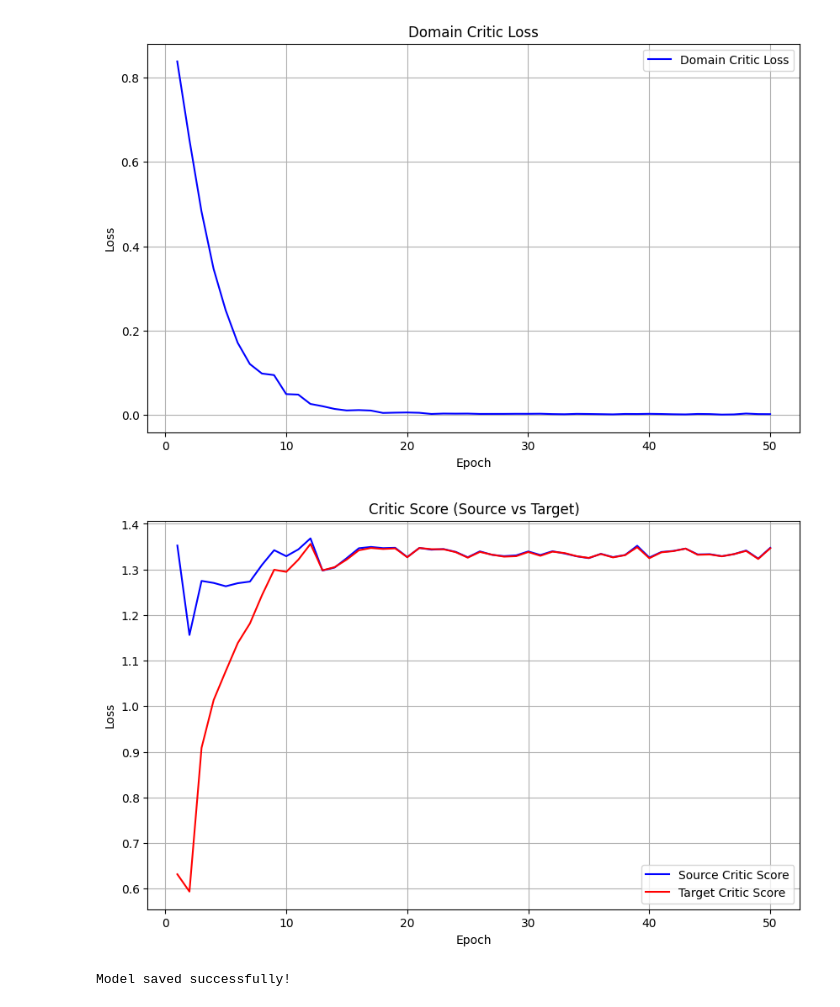
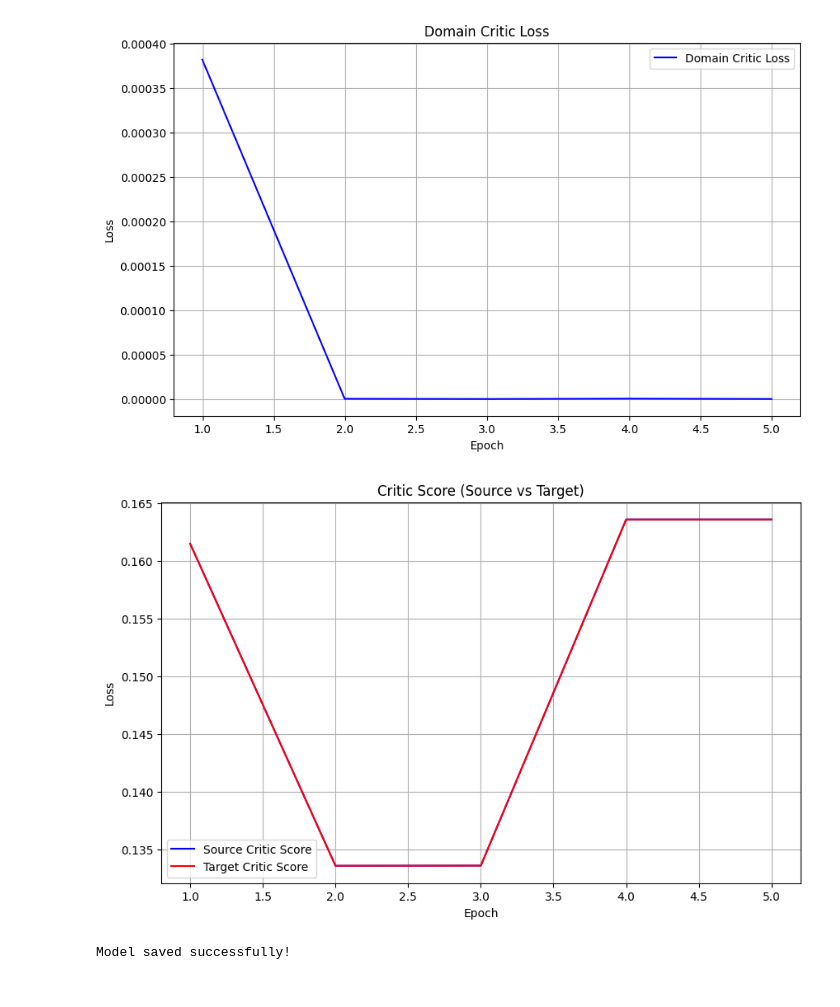
Before and after one commit to NT-Loi/SI_WDGRL, a Jupyter notebook: train_wdgrl.ipynb, the cells around one changed output. Saved outputs shown, nothing was run; the diff lists cells and outputs as text; code cells hidden in the pictures.

Commit message:
Train model with latent space dim = 2 and plot results

```diff
--- a/train_wdgrl.ipynb
+++ b/train_wdgrl.ipynb
@@ -60,7 +60,6 @@ class WDGRL():
         self.generator_optimizer = torch.optim.Adam(self.generator.parameters(), lr=_lr_generator)
         self.critic_optimizer = torch.optim.Adam(self.critic.parameters(), lr=_lr_critic)
 
-    # Adjust this function to make it capable of dealing with imbalance batch (unequal number of target and source samples)
     def compute_gradient_penalty(self, source_data: torch.Tensor, target_data: torch.Tensor) -> torch.Tensor:
         """Compute gradient penalty."""
         if source_data.size(0) > target_data.size(0):
@@ -186,7 +185,6 @@ class WDGRL():
     @torch.no_grad()
     def extract_feature(self, x: torch.Tensor) -> torch.Tensor:
         self.generator.eval()
-        self.critic.eval()
         return self.generator(x)
 
     @torch.no_grad()
@@ -194,16 +192,34 @@ class WDGRL():
         self.generator.eval()
         self.critic.eval()
         return self.critic(self.generator(x)).mean().item()
+# %%
+import numpy as np
+
+def gen_data(mu, delta, n, d: int = 2):
+    noise = np.random.normal(loc = 0, scale = 1, size=(n, d))
+    mu = np.full((n, d), mu, dtype=np.float64)
+
+    if delta == 0.0:
+        return mu + noise, np.zeros(n)
+
+    # 10% of the data are abnormal
+    abnormal_idx = np.random.choice(n, int(n/10), replace=False)
+
+    mu[abnormal_idx, :] += delta
+
+    X = mu + noise
+    Y = np.zeros(n)
+    Y[abnormal_idx] = 1
+    return X, Y
 # %%
-from sklearn.datasets import make_blobs
 import matplotlib.pyplot as plt
 
 """Create synthetic dataset and dataloaders for domain adaptation."""
 # Create datasets
-ns, nt = 100, 50
+ns, nt = 1000, 1000
 
-xs, ys = make_blobs(ns, centers=[[0, 0], [0, 4]], cluster_std=1)
-xt, yt = make_blobs(nt, centers=[[10, 0], [10, 4]], cluster_std=1)
+xs, ys = gen_data(0, 4, ns)
+xt, yt = gen_data(10, 4, nt)
 
 plt.scatter(xs[:, 0], xs[:, 1], c=ys, cmap='viridis', s=2)
 plt.scatter(xt[:, 0], xt[:, 1], c=yt, cmap='cool', s=2)
@@ -231,7 +247,7 @@ target_dataset = TensorDataset(xt, yt)
 source_loader = DataLoader(source_dataset, batch_size=ns//cd, shuffle=True)
 target_loader = DataLoader(target_dataset, batch_size=nt//cd, shuffle=True)
 # %%
-model = WDGRL()
-num_epochs = 50
+model = WDGRL(generator_hidden_dims=[8, 4, 2])
+num_epochs = 5
 losses, source_critic_scores, target_critic_scores = model.train(source_loader, target_loader, num_epochs=num_epochs, dc_iter=200)
 # %% [output]
@@ -255,18 +259,18 @@ Epoch 50/50 | Loss: 0.00203096866607666
 # %%
 plt.figure(figsize=(10, 6))
-plt.plot(range(1, len(losses)+1), losses, 'b-', label='Domain Critic Loss')
+plt.plot(range(1, num_epochs+1), losses, 'b-', label='Domain Critic Loss')
 plt.xlabel('Epoch')
 plt.ylabel('Loss')
 plt.title('Domain Critic Loss')
 plt.legend()
 plt.grid(True)
 plt.show()
 # %% [output]
-[figure, old version]
+[figure, new version]
 # %%
 plt.figure(figsize=(10, 6))
-plt.plot(range(1, len(losses)+1), source_critic_scores, 'b-', label='Source Critic Score')
-plt.plot(range(1, len(losses)+1), target_critic_scores, 'r-', label='Target Critic Score')
+plt.plot(range(1, num_epochs+1), source_critic_scores, 'b-', label='Source Critic Score')
+plt.plot(range(1, num_epochs+1), target_critic_scores, 'r-', label='Target Critic Score')
 plt.xlabel('Epoch')
 plt.ylabel('Loss')
 plt.title('Critic Score (Source vs Target)')
@@ -274,7 +278,7 @@ plt.legend()
 plt.grid(True)
 plt.show()
 # %% [output]
-[figure, old version]
+[figure, new version]
 # %%
 # Define a dictionary with all the necessary components
 checkpoint = {
```
Also changed, not shown: parts of 2 cells of this notebook, 2 other files.
